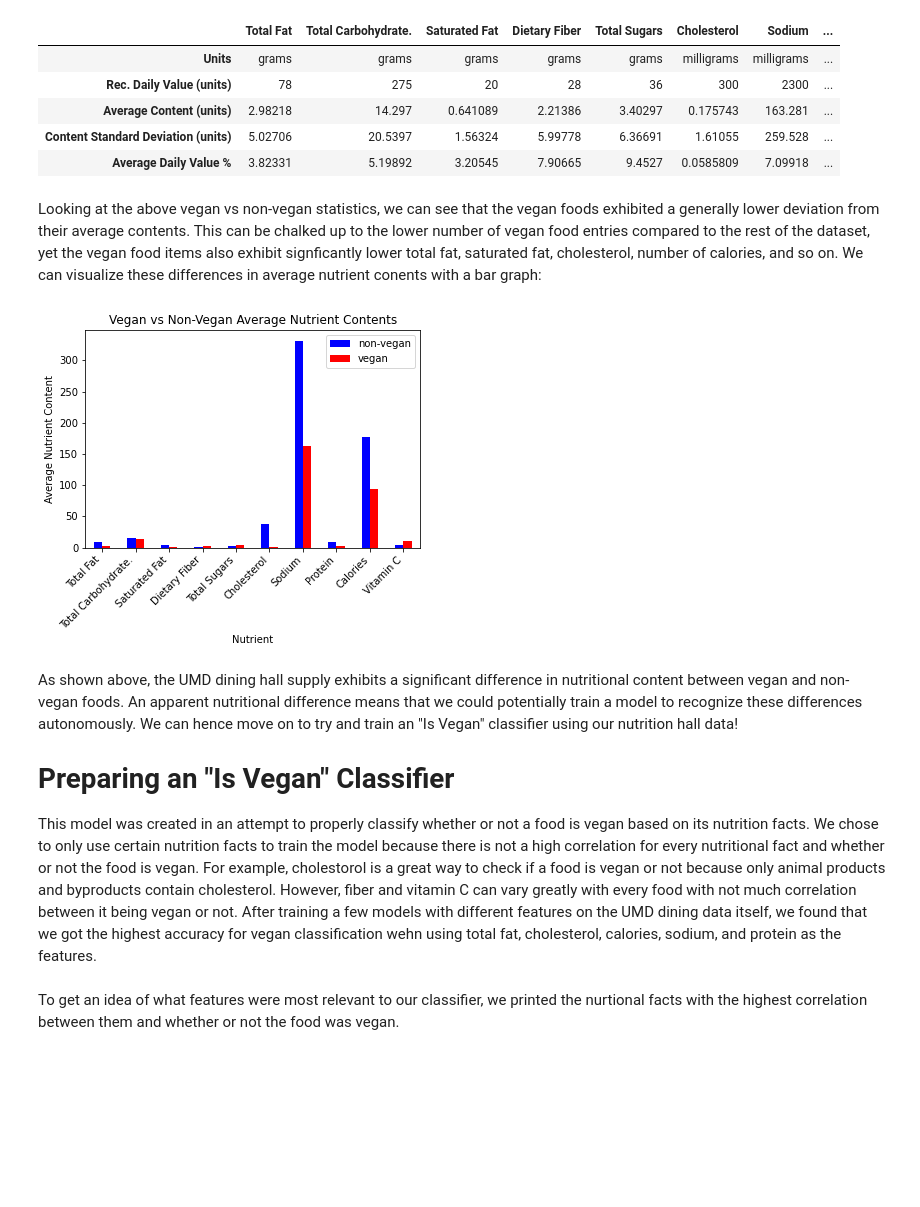
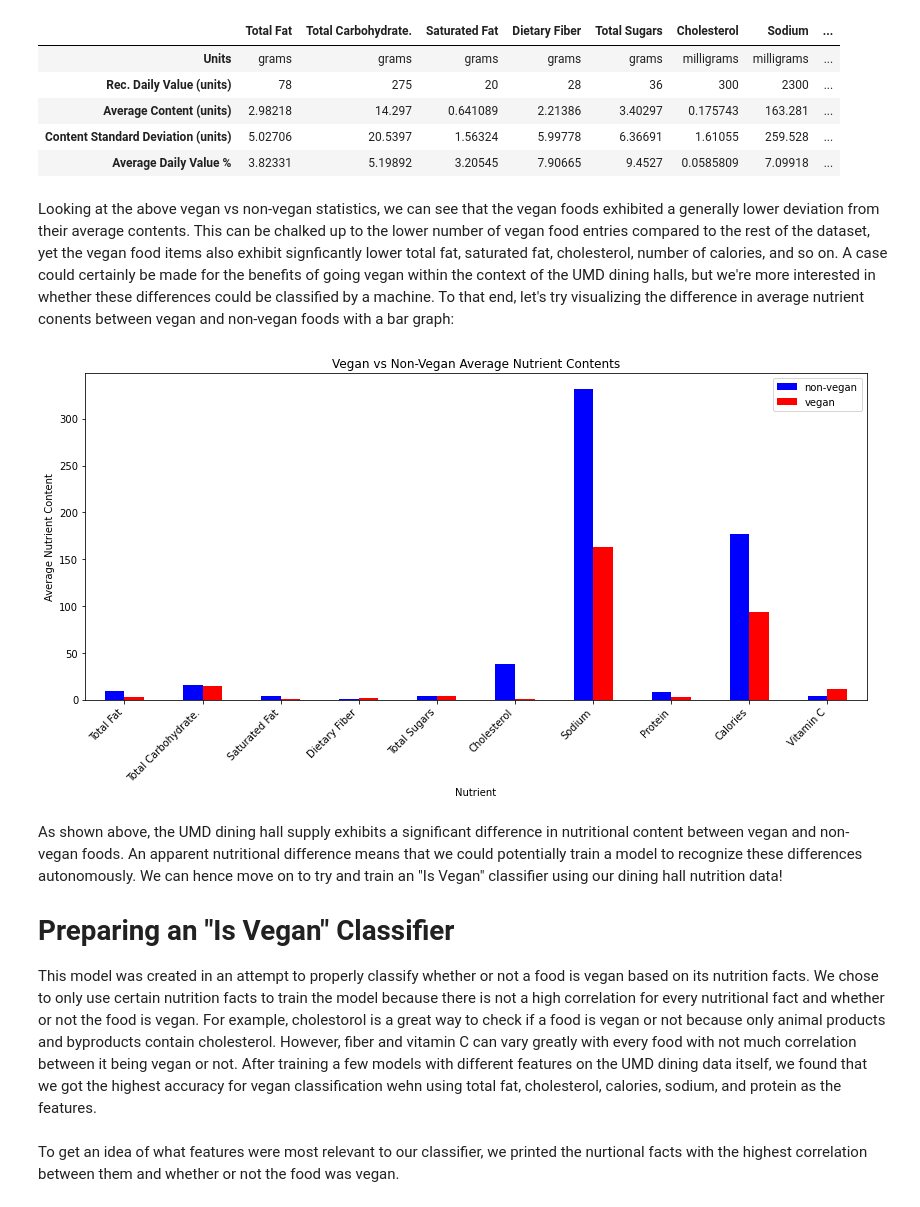
Before and after one commit to harlansgs/fall-2021-umd-dining-analysis, a Jupyter notebook: Meats at Maryland.ipynb, the cells around one changed output. Drawn from its saved outputs; the diff is of its cells as text; code cells hidden in the pictures; blank space fills up the shorter version.

Commit message:
revised data acquisition -> start of ML, testing nbinteract

```diff
--- a/Meats at Maryland.ipynb
+++ b/Meats at Maryland.ipynb
@@ -187,15 +188,16 @@ We do NOT explicitly convert serving size because it is not provided with consis
 # %%
 # import regex for string parsing
 import re
-# import numpy for boolean typing
-import numpy as np
+
+# load previously scraped database for the sake of this tutorial
+df = pandas.read_pickle('umd_nutrition.pkl') # see footnote for more up-to-date information
 
 # record units used for nutrition measurements
 units = dict(zip(stats, ['grams', 'grams', 'grams', 'grams', 'grams', 'grams',
                          'milligrams', 'milligrams', 'grams', 'kcal', 'grams', 'milligrams',
                          'N/A', 'N/A', 'N/A', 'N/A', 'N/A']))
 
-# certain foods have duplicate entries in the database (ie. pork enchiladas), so remove duplicates
+# certain foods have duplicate entries (variable serving sizes) in the database (ie. pork enchiladas), so remove duplicates
 df.drop_duplicates(subset=['Food'], inplace=True)
 
 # clean NaNs
@@ -494,11 +512,11 @@ Looking at these results, we can see that there is a large variance in what perc
 # %%
-# prepare a function for generating statistics for a given dataframe
+# prepare a function for generating nutrition stats summaries
 def getNutritionStats(subset):
-    # declare a new dataframe for creating a chart
+    # declare a new dataframe for the output statistics chart
     chart = pd.DataFrame()
 
     # then loop through each nutrient to generate statistics
-    for nutrient in df.columns:
+    for nutrient in subset.columns:
         # do not include nutrients which we do not have a reference for!
         if nutrient == "Trans Fat" or nutrient == "Carbohydrates" or \
            nutrient == "Serving Size" or nutrient == "Allergens" or \
@@ -515,12 +533,12 @@ def getNutritionStats(subset):
         # and record chart entry
         chart[nutrient] = [units[nutrient], dailyVal[nutrient], avgContent, contentVariance, avgDailyValue]
 
-    # rename indices per compute statistic, return result!
+    # rename indices per computed statistic, and return result!
     chart = chart.set_axis(['Units', 'Rec. Daily Value (units)', 'Average Content (units)', \
                             'Content Standard Deviation (units)', 'Average Daily Value %'], axis = 'index')
     return chart
 
-# look at overall stats
+# get overall nutrition statistics
 getNutritionStats(df)
 # %% [output]
 |  | Total Fat | Total Carbohydrate. | Saturated Fat | Dietary Fiber | Total Sugars | Cholesterol | Sodium | ... |
@@ -561,34 +581,44 @@ Vegan food stats...
 | Content Standard Deviation (units) | 5.02706 | 20.5397 | 1.56324 | 5.99778 | 6.36691 | 1.61055 | 259.528 | ... |
 | Average Daily Value % | 3.82331 | 5.19892 | 3.20545 | 7.90665 | 9.4527 | 0.0585809 | 7.09918 | ... |
 # %% [markdown]
-Looking at the above vegan vs non-vegan statistics, we can see that the vegan foods exhibited a generally lower deviation from their average contents. This can be chalked up to the lower number of vegan food entries compared to the rest of the dataset, yet the vegan food items also exhibit signficantly lower total fat, saturated fat, cholesterol, number of calories, and so on. We can visualize these differences in average nutrient conents with a bar graph:
+Looking at the above vegan vs non-vegan statistics, we can see that the vegan foods exhibited a generally lower deviation from their average contents. This can be chalked up to the lower number of vegan food entries compared to the rest of the dataset, yet the vegan food items also exhibit signficantly lower total fat, saturated fat, cholesterol, number of calories, and so on. A case could certainly be made for the benefits of going vegan within the context of the UMD dining halls, but we're more interested in whether these differences could be classified by a machine. To that end, let's try visualizing the difference in average nutrient conents between vegan and non-vegan foods with a bar graph:
 # %%
+# import numpy for ease of plot configuration
+import numpy as np
+
 # get arbitrary x axis positions and tick nums for spacing columns
 pos = [3, 6, 9, 12, 15, 18, 21, 24, 27, 30]
 xticks = [p+1 for p in pos]
 
-# record desired vegan + non-vegan labels and nutrition content
+# record desired vegan/non-vegan bar graph colors and labels
 colors = ['blue', 'red']
 names = ['non-vegan', 'vegan']
+
+# combine average nutritional contents for plotting
 averageContentVals = np.array(list(zip(nonVeganStats.loc["Average Content (units)"],
                                        veganStats.loc["Average Content (units)"])))
 
-# create plot
+# get plotting vars, create temporary dataframe for data to be plotted
 fig, ax = plt.subplots()
-ax = pd.DataFrame(averageContentVals, index=xticks, columns=names).plot.bar(color=colors, ax=ax)
+tempDf = pd.DataFrame(averageContentVals, index=xticks, columns=names)
 
-# add labels
+# create the plot using pandas' matplotlib integration
+ax = tempDf.plot.bar(color=colors, ax=ax, figsize=(14,6))
+
+# add labels and a title
 ax.title.set_text('Vegan vs Non-Vegan Average Nutrient Contents')
 ax.set_xticklabels(['Total Fat', 'Total Carbohydrate.', 'Saturated Fat', 'Dietary Fiber', \
                     'Total Sugars', 'Cholesterol', 'Sodium', 'Protein', 'Calories', 'Vitamin C'],
                   rotation = 45, ha = 'right')
 ax.set_ylabel("Average Nutrient Content")
 ax.set_xlabel("Nutrient")
+
+# render the result!
 plt.show()
 # %% [output]
-[figure, old version]
+[figure, new version]
 # %% [markdown]
-As shown above, the UMD dining hall supply exhibits a significant difference in nutritional content between vegan and non-vegan foods. An apparent nutritional difference means that we could potentially train a model to recognize these differences autonomously. We can hence move on to try and train an "Is Vegan" classifier using our nutrition hall data!
+As shown above, the UMD dining hall supply exhibits a significant difference in nutritional content between vegan and non-vegan foods. An apparent nutritional difference means that we could potentially train a model to recognize these differences autonomously. We can hence move on to try and train an "Is Vegan" classifier using our dining hall nutrition data!
 
 <a id="ml"></a>
 # Preparing an "Is Vegan" Classifier
```
Also changed, not shown: parts of 14 cells of this notebook, 1 other file.
